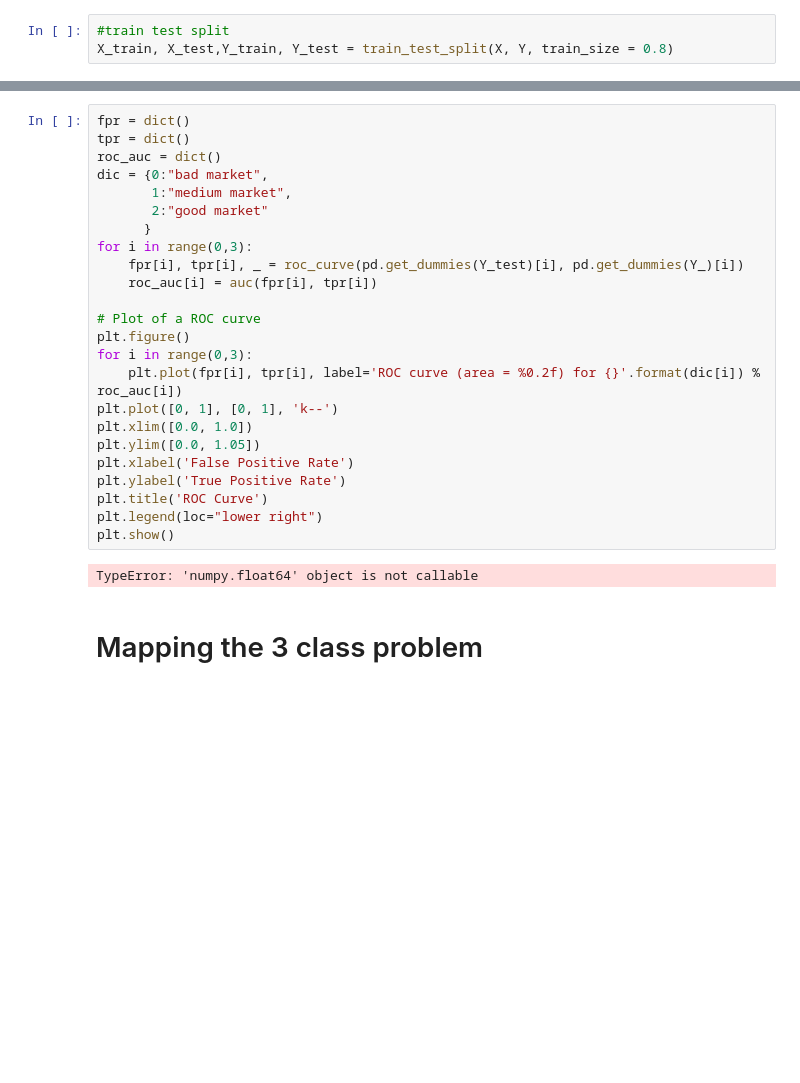
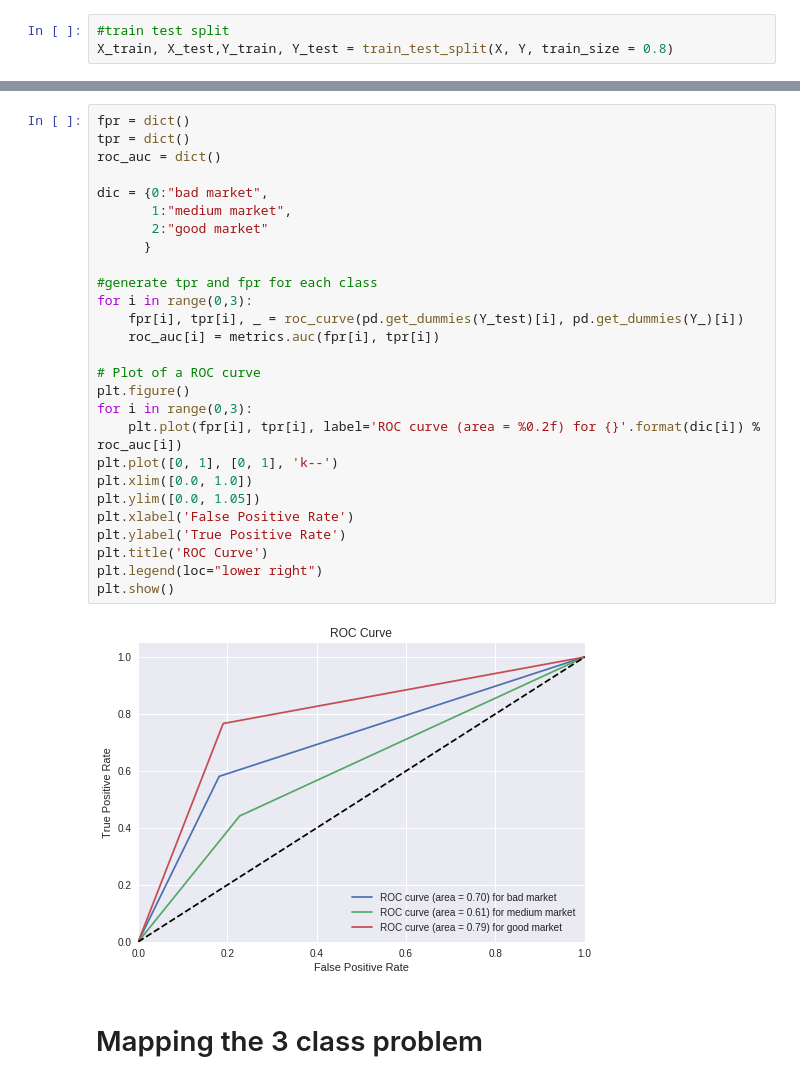
Before and after one commit to gurkpet/Solar-Panel-Market-Modeling, a Jupyter notebook: Solar Project.ipynb, the cells around one changed output, grey strips where cells are left out. Drawn from its saved outputs; the diff is of its cells as text; blank space fills up the shorter version.

```diff
--- a/Solar Project.ipynb
+++ b/Solar Project.ipynb
@@ -408,29 +409,32 @@ avg / total       0.58      0.58      0.58      1516
 # %%
 fpr = dict()
 tpr = dict()
 roc_auc = dict()
+
 dic = {0:"bad market",
        1:"medium market",
        2:"good market"
       }
+
+#generate tpr and fpr for each class
 for i in range(0,3):
     fpr[i], tpr[i], _ = roc_curve(pd.get_dummies(Y_test)[i], pd.get_dummies(Y_)[i])
-    roc_auc[i] = auc(fpr[i], tpr[i])
+    roc_auc[i] = metrics.auc(fpr[i], tpr[i])
 
 # Plot of a ROC curve
 plt.figure()
 for i in range(0,3):
     plt.plot(fpr[i], tpr[i], label='ROC curve (area = %0.2f) for {}'.format(dic[i]) % roc_auc[i])
 plt.plot([0, 1], [0, 1], 'k--')
 plt.xlim([0.0, 1.0])
 plt.ylim([0.0, 1.05])
 plt.xlabel('False Positive Rate')
 plt.ylabel('True Positive Rate')
 plt.title('ROC Curve')
 plt.legend(loc="lower right")
 plt.show()
 # %% [output]
-TypeError: 'numpy.float64' object is not callable
+[figure, added]
 # %% [markdown]
 # Mapping the 3 class problem
 # %%
```
Also changed, not shown: parts of 27 cells of this notebook.
